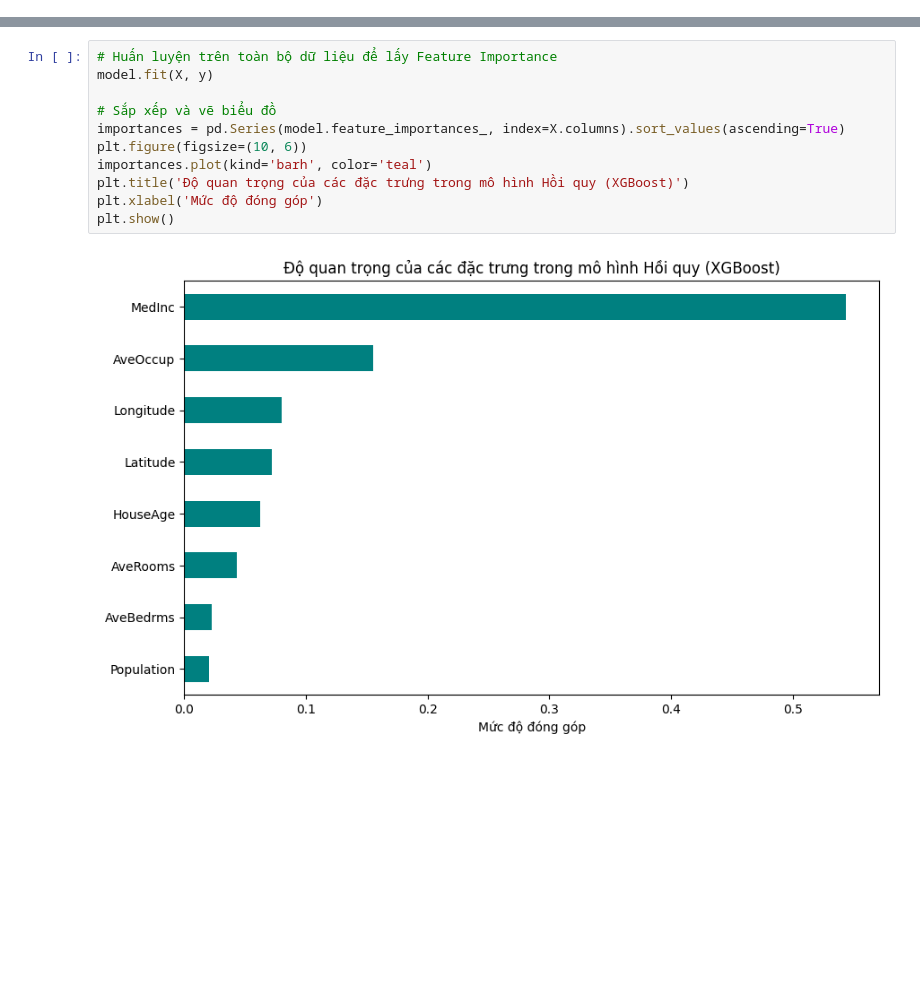
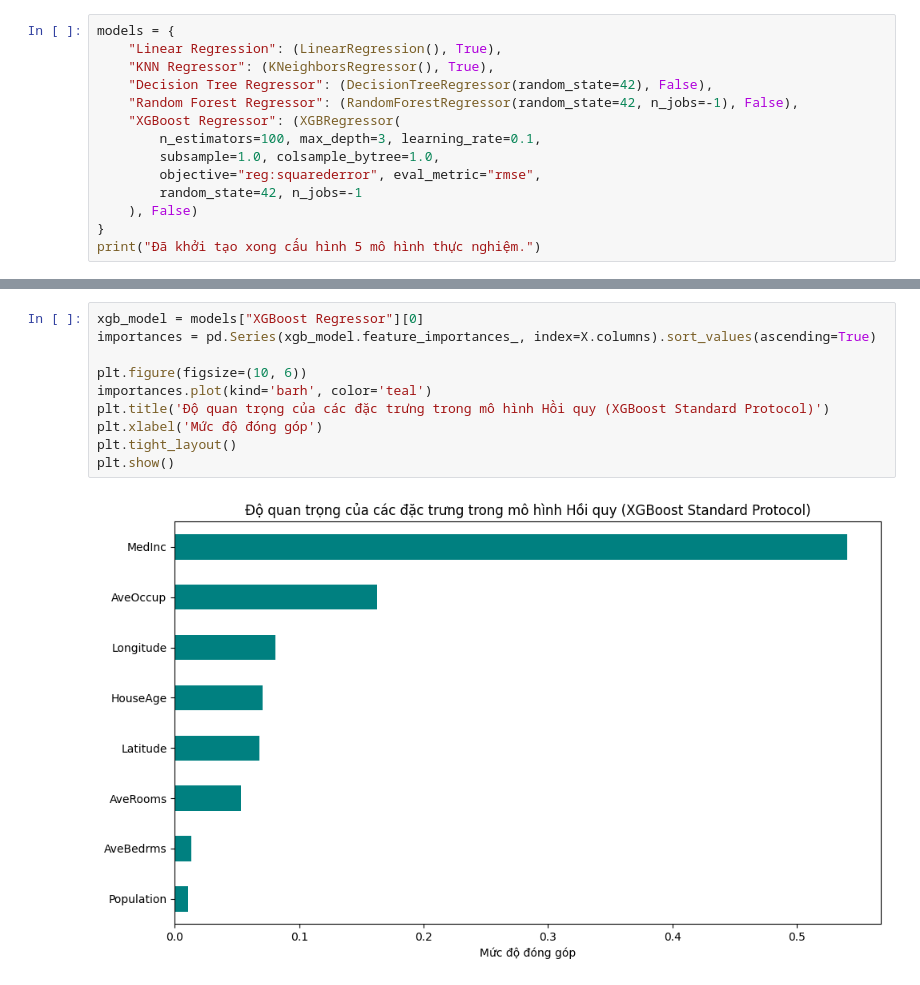
Before and after one commit to vietahnn/Xgboost, a Jupyter notebook: hoiquy_xgboost.ipynb, the cells around one changed output, grey strips where cells are left out. Saved outputs shown, nothing was run; the diff lists cells and outputs as text; blank space fills up the shorter version.

Commit message:
Fix: Rework whole notebook to strictly follow group experimental protocol

```diff
--- a/hoiquy_xgboost.ipynb
+++ b/hoiquy_xgboost.ipynb
@@ -42,0 +37,14 @@ MAE Score   | Tập TRAIN: 0.2563 | Tập TEST (Validation): 0.3142
+# %%
+models = {
+    "Linear Regression": (LinearRegression(), True),
+    "KNN Regressor": (KNeighborsRegressor(), True),
+    "Decision Tree Regressor": (DecisionTreeRegressor(random_state=42), False),
+    "Random Forest Regressor": (RandomForestRegressor(random_state=42, n_jobs=-1), False),
+    "XGBoost Regressor": (XGBRegressor(
+        n_estimators=100, max_depth=3, learning_rate=0.1,
+        subsample=1.0, colsample_bytree=1.0,
+        objective="reg:squarederror", eval_metric="rmse",
+        random_state=42, n_jobs=-1
+    ), False)
+}
+print("Đã khởi tạo xong cấu hình 5 mô hình thực nghiệm.")
@@ -43,13 +91,12 @@ MAE Score   | Tập TRAIN: 0.2563 | Tập TEST (Validation): 0.3142
 # %%
-# Huấn luyện trên toàn bộ dữ liệu để lấy Feature Importance
-model.fit(X, y)
+xgb_model = models["XGBoost Regressor"][0]
+importances = pd.Series(xgb_model.feature_importances_, index=X.columns).sort_values(ascending=True)
 
-# Sắp xếp và vẽ biểu đồ
-importances = pd.Series(model.feature_importances_, index=X.columns).sort_values(ascending=True)
 plt.figure(figsize=(10, 6))
 importances.plot(kind='barh', color='teal')
-plt.title('Độ quan trọng của các đặc trưng trong mô hình Hồi quy (XGBoost)')
+plt.title('Độ quan trọng của các đặc trưng trong mô hình Hồi quy (XGBoost Standard Protocol)')
 plt.xlabel('Mức độ đóng góp')
+plt.tight_layout()
 plt.show()
 # %% [output]
-[figure, old version]
+[figure, new version]
```
Also changed, not shown: parts of 7 cells of this notebook.
